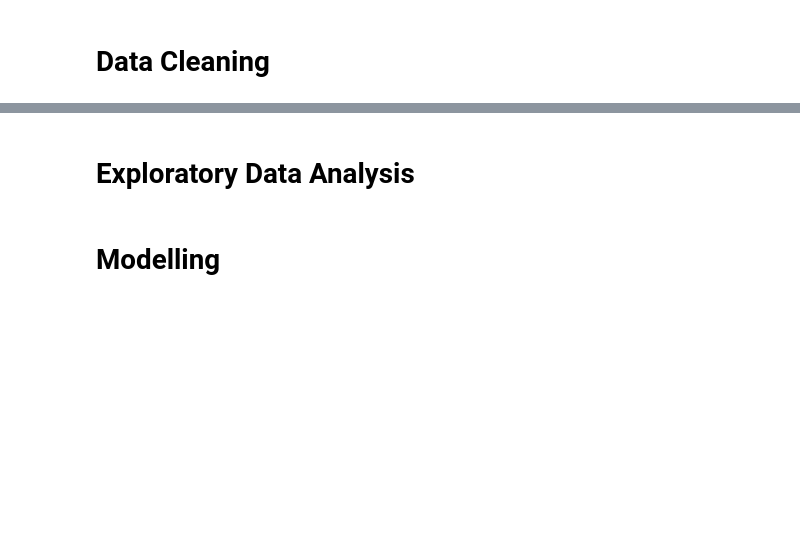
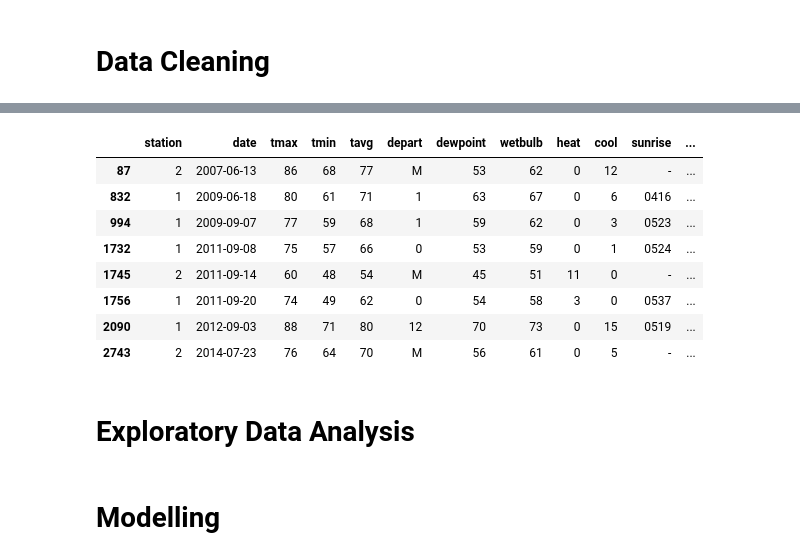
Before and after one commit to kkhalis/project_4, a Jupyter notebook: Project 4 - West Nile Virus Prediction_Khalis.ipynb, the cells around one changed output, grey strips where cells are left out. Cells and saved outputs as stored; diff of their text form; code cells hidden in the pictures; blank space fills up the shorter version.

```diff
--- a/Project 4 - West Nile Virus Prediction_Khalis.ipynb
+++ b/Project 4 - West Nile Virus Prediction_Khalis.ipynb
@@ -187,0 +227,2 @@ plt.savefig('map.png')
+# %%
+weather = weather.drop(columns = 'water1')
@@ -187,0 +251,2 @@ plt.savefig('map.png')
+# %%
+weather = weather[weather['tavg'] != 'M']
@@ -187,0 +286,3 @@ plt.savefig('map.png')
+# %%
+pd.set_option('display.max_columns', 30)
+weather[weather['preciptotal'].isin(['M','T'])]
@@ -188,3 +301,15 @@ plt.savefig('map.png')
+# %%
+weather[weather['sealevel'].isin(['M','T'])]
+# %% [output]
+|  | station | date | tmax | tmin | tavg | depart | dewpoint | wetbulb | heat | cool | sunrise | ... |
+| 87 | 2 | 2007-06-13 | 86 | 68 | 77 | M | 53 | 62 | 0 | 12 | - | ... |
+| 832 | 1 | 2009-06-18 | 80 | 61 | 71 | 1 | 63 | 67 | 0 | 6 | 0416 | ... |
+| 994 | 1 | 2009-09-07 | 77 | 59 | 68 | 1 | 59 | 62 | 0 | 3 | 0523 | ... |
+| 1732 | 1 | 2011-09-08 | 75 | 57 | 66 | 0 | 53 | 59 | 0 | 1 | 0524 | ... |
+| 1745 | 2 | 2011-09-14 | 60 | 48 | 54 | M | 45 | 51 | 11 | 0 | - | ... |
+| 1756 | 1 | 2011-09-20 | 74 | 49 | 62 | 0 | 54 | 58 | 3 | 0 | 0537 | ... |
+| 2090 | 1 | 2012-09-03 | 88 | 71 | 80 | 12 | 70 | 73 | 0 | 15 | 0519 | ... |
+| 2743 | 2 | 2014-07-23 | 76 | 64 | 70 | M | 56 | 61 | 0 | 5 | - | ... |
 # %% [markdown]
 # Exploratory Data Analysis
 # %% [markdown]
```
Also changed, not shown: parts of 50 cells of this notebook, 1 other file.
